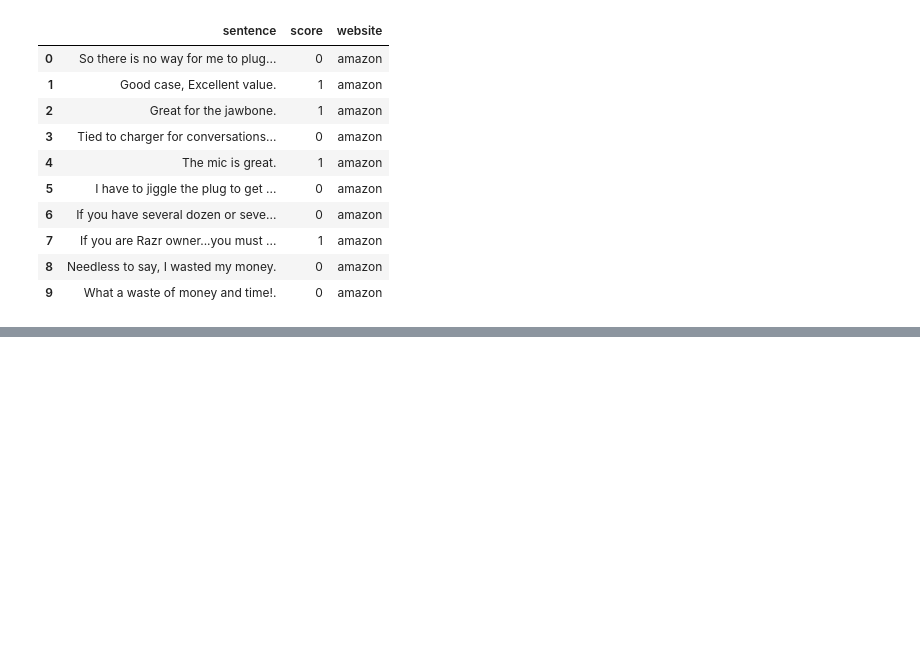
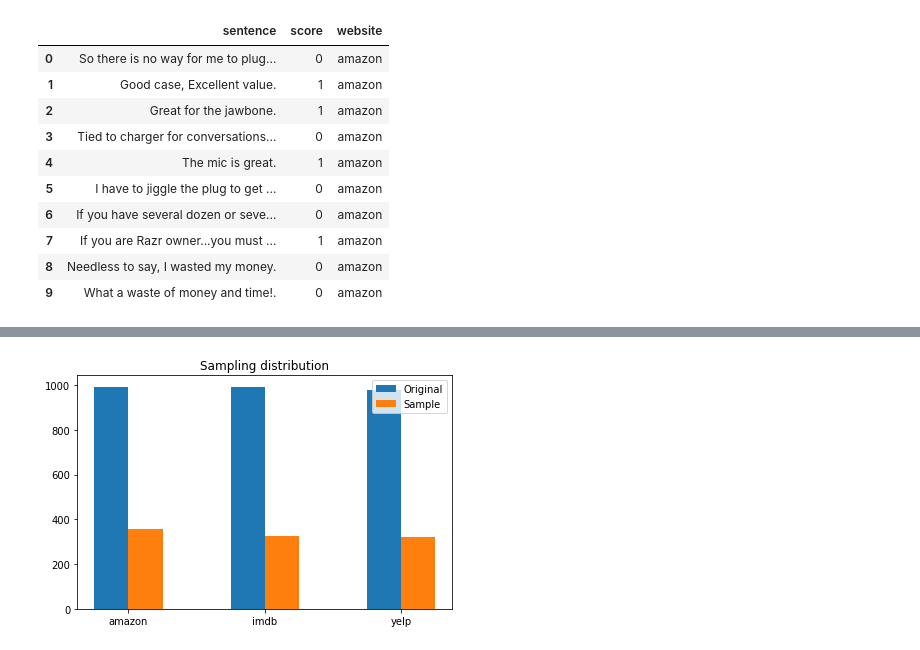
Before and after one commit to kevin810323/DM19-Lab1-Homework1, a Jupyter notebook: DM19-Lab1-Homework.ipynb, the cells around one changed output, grey strips where cells are left out. Saved outputs shown, nothing was run; the diff lists cells and outputs as text; code cells hidden in the pictures; blank space fills up the shorter version.

```diff
--- a/DM19-Lab1-Homework.ipynb
+++ b/DM19-Lab1-Homework.ipynb
@@ -75,0 +143,3 @@ X[:10]
+# %%
+# sampling
+X_sample = X.sample(n=1000)
@@ -75,0 +215,18 @@ X[:10]
+# %%
+orig = X.website.value_counts()
+samp = X_sample.website.value_counts()
+# %%
+x = np.arange(len(websites))
+fig, ax = plt.subplots()
+rect1 = ax.bar(x - 0.25/2, orig, 0.25, label='Original')
+rect2 = ax.bar(x + 0.25/2, samp, 0.25, label='Sample')
+
+ax.set_title('Sampling distribution')
+ax.set_xticks(x)
+ax.set_xticklabels(websites)
+ax.legend()
+fig.tight_layout()
+
+plt.show()
+# %% [output]
+[figure, added]
```
Also changed, not shown: parts of 30 cells of this notebook.
